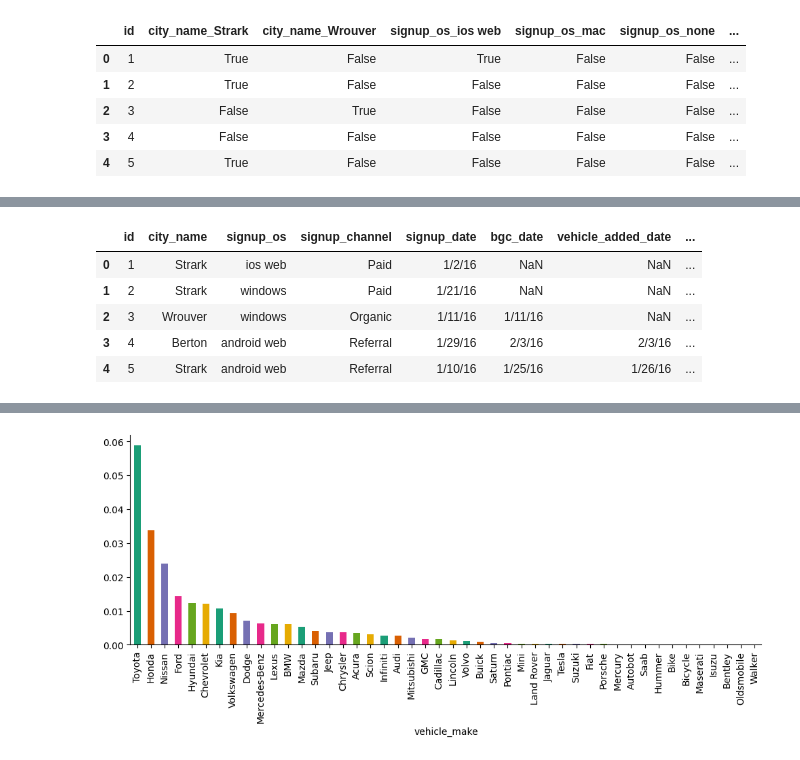
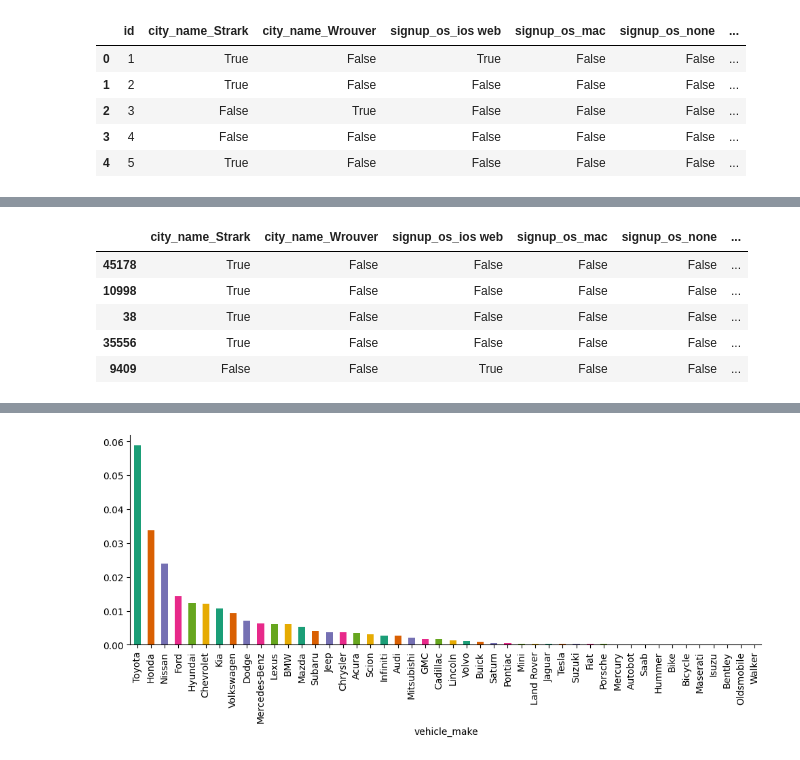
Before and after one commit to kcmeehan/InterviewQuery, a Jupyter notebook: uber_3/uber_3/takehomefile.ipynb, the cells around one changed output, grey strips where cells are left out. Cells and saved outputs as stored; diff of their text form; code cells hidden in the pictures.

```diff
--- a/uber_3/uber_3/takehomefile.ipynb
+++ b/uber_3/uber_3/takehomefile.ipynb
@@ -435,3 +450,7 @@ df_processed.head()
 | 2 | 3 | False | True | False | False | False | ... |
 | 3 | 4 | False | False | False | False | False | ... |
 | 4 | 5 | True | False | False | False | False | ... |
+# %%
+df_processed.days_to_bgc = df_processed.days_to_bgc.fillna(1000)
+df_processed.days_to_vehicle = df_processed.days_to_vehicle.fillna(1000)
+df_processed.days_bgc_to_vehicle = df_processed.days_bgc_to_vehicle.fillna(1000)
@@ -437,0 +460,2 @@ df_processed.head()
+# %%
+df_processed.drop(columns='id', inplace=True)
@@ -438,9 +470,20 @@ df_processed.head()
+# %%
+X_train, X_test, y_train, y_test = train_test_split(
+    df_processed.drop(columns='started_driving'),
+    df_processed.started_driving,
+    test_size=0.25,
+    stratify=df_processed.started_driving,
+    random_state=42)
+# %%
+encoder = CatBoostEncoder(cols=['vehicle_make_model'])
+X_train_encoded = encoder.fit_transform(X_train, y_train)
+X_test_encoded = encoder.transform(X_test)
 # %%
-df.head()
+X_train_encoded.head()
 # %% [output]
-|  | id | city_name | signup_os | signup_channel | signup_date | bgc_date | vehicle_added_date | ... |
-| 0 | 1 | Strark | ios web | Paid | 1/2/16 | NaN | NaN | ... |
-| 1 | 2 | Strark | windows | Paid | 1/21/16 | NaN | NaN | ... |
-| 2 | 3 | Wrouver | windows | Organic | 1/11/16 | 1/11/16 | NaN | ... |
-| 3 | 4 | Berton | android web | Referral | 1/29/16 | 2/3/16 | 2/3/16 | ... |
-| 4 | 5 | Strark | android web | Referral | 1/10/16 | 1/25/16 | 1/26/16 | ... |
+|  | city_name_Strark | city_name_Wrouver | signup_os_ios web | signup_os_mac | signup_os_none | ... |
+| 45178 | True | False | False | False | False | ... |
+| 10998 | True | False | False | False | False | ... |
+| 38 | True | False | False | False | False | ... |
+| 35556 | True | False | False | False | False | ... |
+| 9409 | False | False | True | False | False | ... |
```
Also changed, not shown: parts of 27 cells of this notebook.
